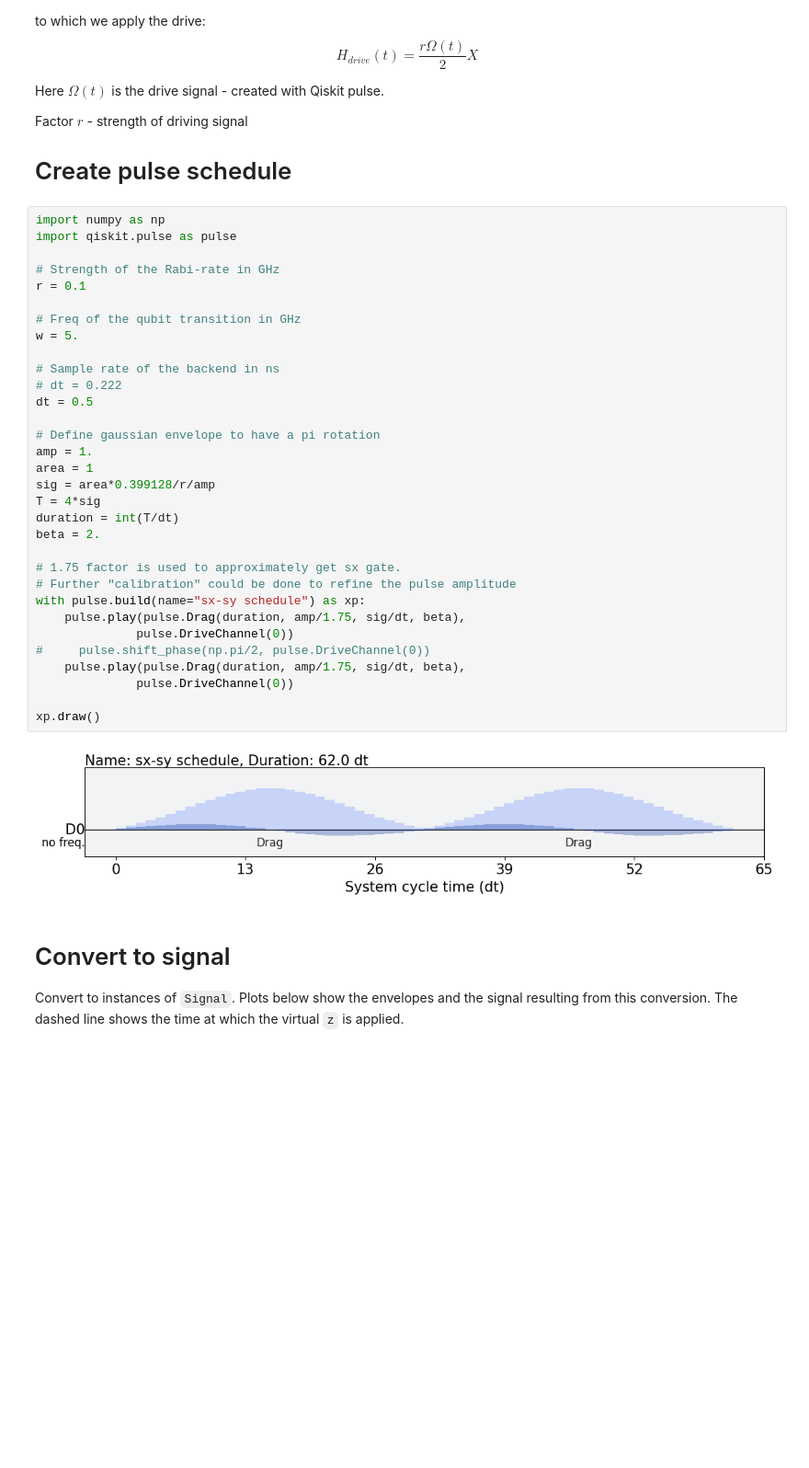
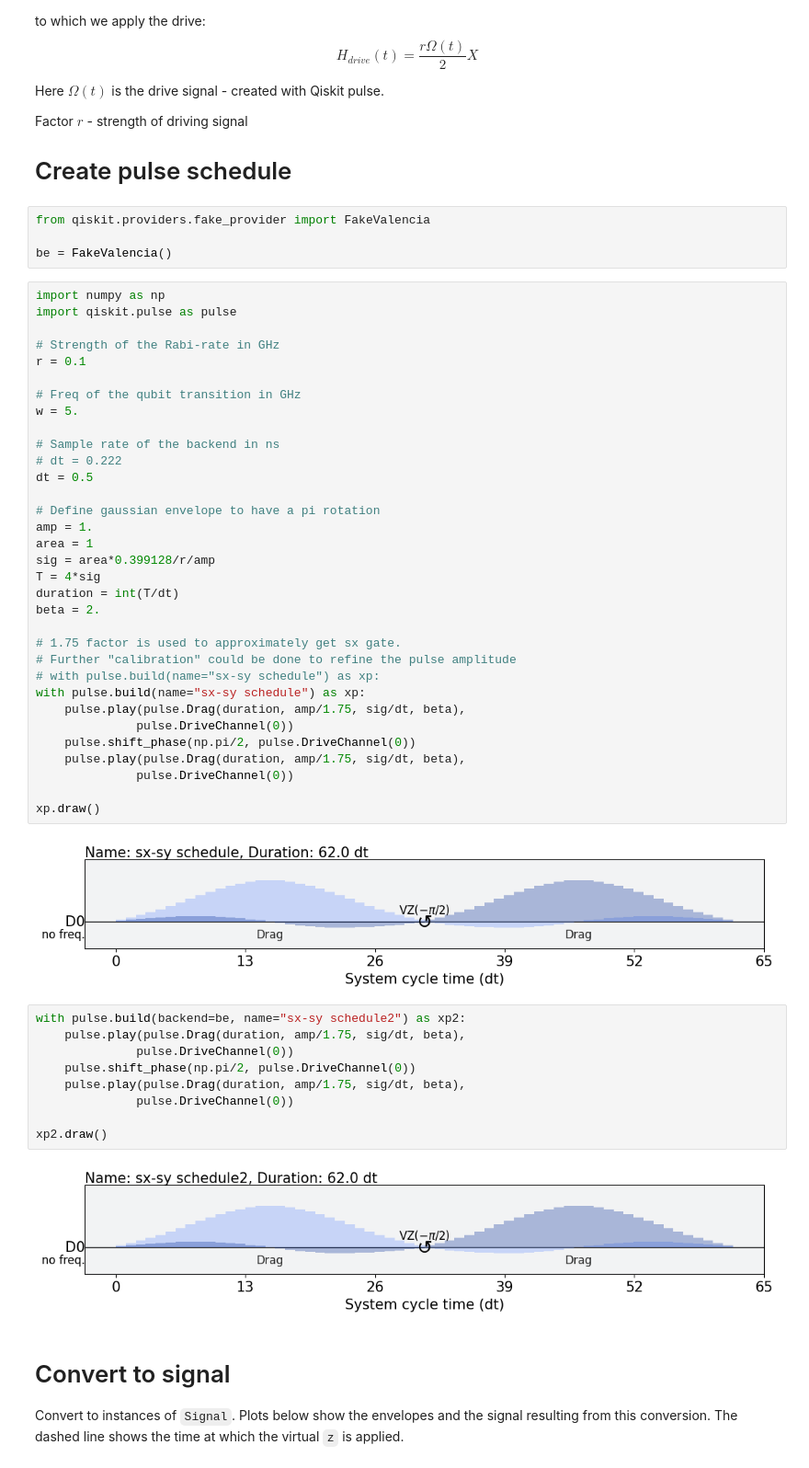
Before and after one commit to leandergrech/qvaqt, a Jupyter notebook: Qiskit_Pulse_Tuorial.ipynb, the cells around one changed output. Shown at 92% size. Drawn from its saved outputs; the diff is of its cells as text; blank space fills up the shorter version.

```diff
--- a/Qiskit_Pulse_Tuorial.ipynb
+++ b/Qiskit_Pulse_Tuorial.ipynb
@@ -9,40 +9,56 @@ Here $\Omega(t)$ is the drive signal - created with Qiskit pulse.
 Factor $r$ - strength of driving signal
 
 # Create pulse schedule
+# %%
+from qiskit.providers.fake_provider import FakeValencia
+
+be = FakeValencia()
+# %%
+import numpy as np
+import qiskit.pulse as pulse
+
+# Strength of the Rabi-rate in GHz
+r = 0.1
+
+# Freq of the qubit transition in GHz
+w = 5.
+
+# Sample rate of the backend in ns
+# dt = 0.222
+dt = 0.5
+
+# Define gaussian envelope to have a pi rotation
+amp = 1.
+area = 1
+sig = area*0.399128/r/amp
+T = 4*sig
+duration = int(T/dt)
+beta = 2.
+
+# 1.75 factor is used to approximately get sx gate.
+# Further "calibration" could be done to refine the pulse amplitude
+# with pulse.build(name="sx-sy schedule") as xp:
+with pulse.build(name="sx-sy schedule") as xp:
+    pulse.play(pulse.Drag(duration, amp/1.75, sig/dt, beta),
+              pulse.DriveChannel(0))
+    pulse.shift_phase(np.pi/2, pulse.DriveChannel(0))
+    pulse.play(pulse.Drag(duration, amp/1.75, sig/dt, beta),
+              pulse.DriveChannel(0))
+
+xp.draw()
+# %% [output]
+[figure, added]
 # %%
-import numpy as np
-import qiskit.pulse as pulse
-
-# Strength of the Rabi-rate in GHz
-r = 0.1
-
-# Freq of the qubit transition in GHz
-w = 5.
-
-# Sample rate of the backend in ns
-# dt = 0.222
-dt = 0.5
-
-# Define gaussian envelope to have a pi rotation
-amp = 1.
-area = 1
-sig = area*0.399128/r/amp
-T = 4*sig
-duration = int(T/dt)
-beta = 2.
-
-# 1.75 factor is used to approximately get sx gate.
-# Further "calibration" could be done to refine the pulse amplitude
-with pulse.build(name="sx-sy schedule") as xp:
+with pulse.build(backend=be, name="sx-sy schedule2") as xp2:
     pulse.play(pulse.Drag(duration, amp/1.75, sig/dt, beta),
               pulse.DriveChannel(0))
-#     pulse.shift_phase(np.pi/2, pulse.DriveChannel(0))
+    pulse.shift_phase(np.pi/2, pulse.DriveChannel(0))
     pulse.play(pulse.Drag(duration, amp/1.75, sig/dt, beta),
               pulse.DriveChannel(0))
 
-xp.draw()
+xp2.draw()
 # %% [output]
-[figure, old version]
+[figure, new version]
 # %% [markdown]
 # Convert to signal
 
```
Also changed, not shown: parts of 4 cells of this notebook, 1 other file.
